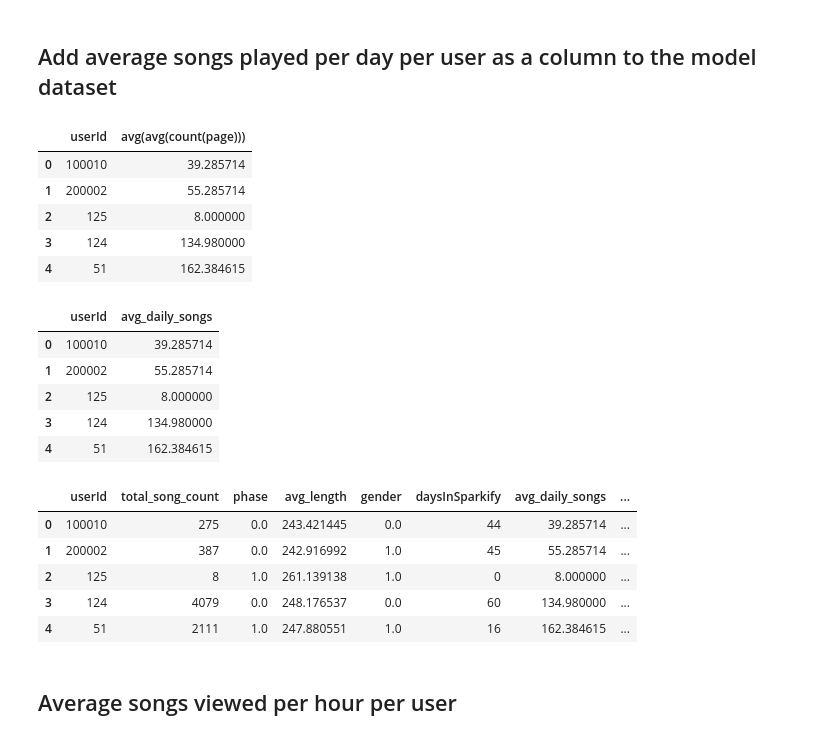
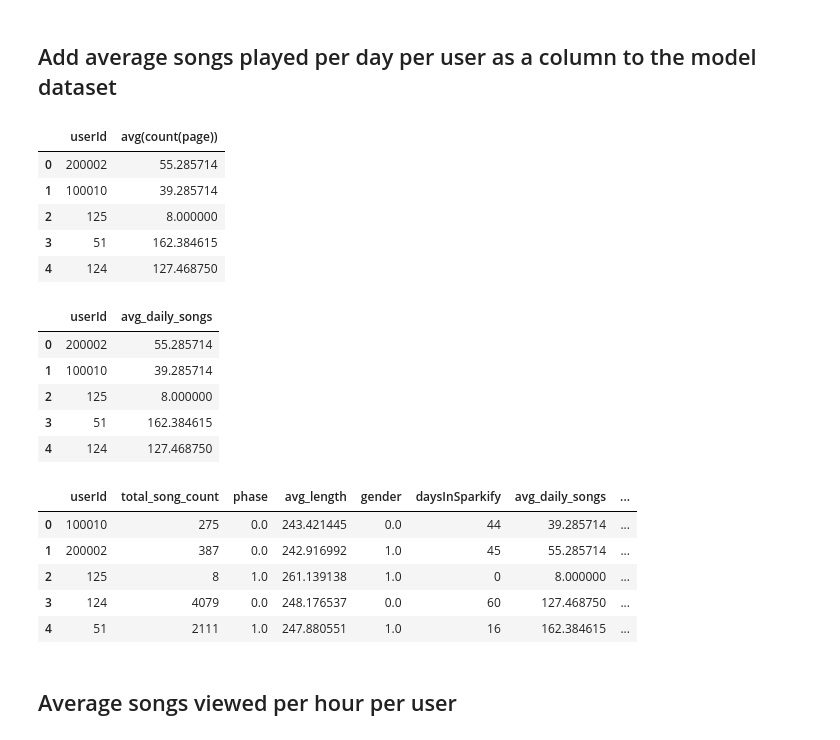
Before and after one commit to K-Hebel/Sparkify, a Jupyter notebook: Sparkify.ipynb, the cells around one changed output. Cells and saved outputs as stored; diff of their text form; code cells hidden in the pictures.

```diff
--- a/Sparkify.ipynb
+++ b/Sparkify.ipynb
@@ -787,27 +797,27 @@ avg_daily_songs = mini_valid.filter(mini_valid.page == 'NextSong')\
                     .select('userId', 'date', 'page')\
                     .groupBy('userId','date')\
                     .agg({'page':'count'})\
-                    .groupBy('date')\
+                    .groupBy('userId')\
                     .agg({'count(page)':'avg'}).toPandas()
 # %%
 avg_daily_songs.head()
 # %% [output]
-|  | userId | avg(avg(count(page))) |
-| 0 | 100010 | 39.285714 |
-| 1 | 200002 | 55.285714 |
+|  | userId | avg(count(page)) |
+| 0 | 200002 | 55.285714 |
+| 1 | 100010 | 39.285714 |
 | 2 | 125 | 8.000000 |
-| 3 | 124 | 134.980000 |
-| 4 | 51 | 162.384615 |
+| 3 | 51 | 162.384615 |
+| 4 | 124 | 127.468750 |
 # %%
-avg_daily_songs.columns = ['date', 'avg_daily_songs']
+avg_daily_songs.columns = ['userId', 'avg_daily_songs']
 avg_daily_songs.head()
 # %% [output]
 |  | userId | avg_daily_songs |
-| 0 | 100010 | 39.285714 |
-| 1 | 200002 | 55.285714 |
+| 0 | 200002 | 55.285714 |
+| 1 | 100010 | 39.285714 |
 | 2 | 125 | 8.000000 |
-| 3 | 124 | 134.980000 |
-| 4 | 51 | 162.384615 |
+| 3 | 51 | 162.384615 |
+| 4 | 124 | 127.468750 |
 # %%
 #Add column for average daily songs played by each user
 model_df_pd= model_df_pd.merge(avg_daily_songs, on='userId')
@@ -821,7 +831,7 @@ model_df_pd.head()
 | 0 | 100010 | 275 | 0.0 | 243.421445 | 0.0 | 44 | 39.285714 | ... |
 | 1 | 200002 | 387 | 0.0 | 242.916992 | 1.0 | 45 | 55.285714 | ... |
 | 2 | 125 | 8 | 1.0 | 261.139138 | 1.0 | 0 | 8.000000 | ... |
-| 3 | 124 | 4079 | 0.0 | 248.176537 | 0.0 | 60 | 134.980000 | ... |
+| 3 | 124 | 4079 | 0.0 | 248.176537 | 0.0 | 60 | 127.468750 | ... |
 | 4 | 51 | 2111 | 1.0 | 247.880551 | 1.0 | 16 | 162.384615 | ... |
 # %% [markdown]
 ## Average songs viewed per hour per user
```
Also changed, not shown: parts of 90 cells of this notebook.
